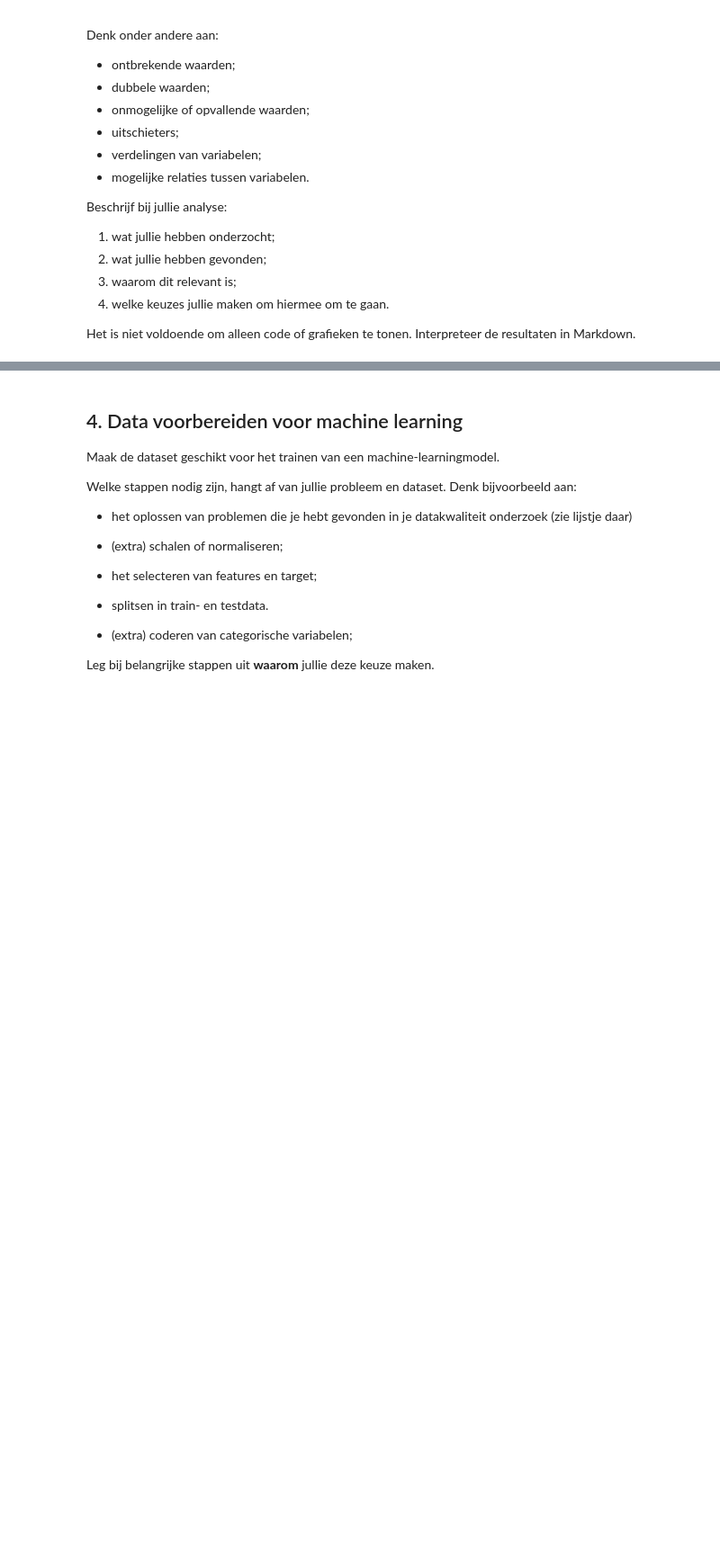
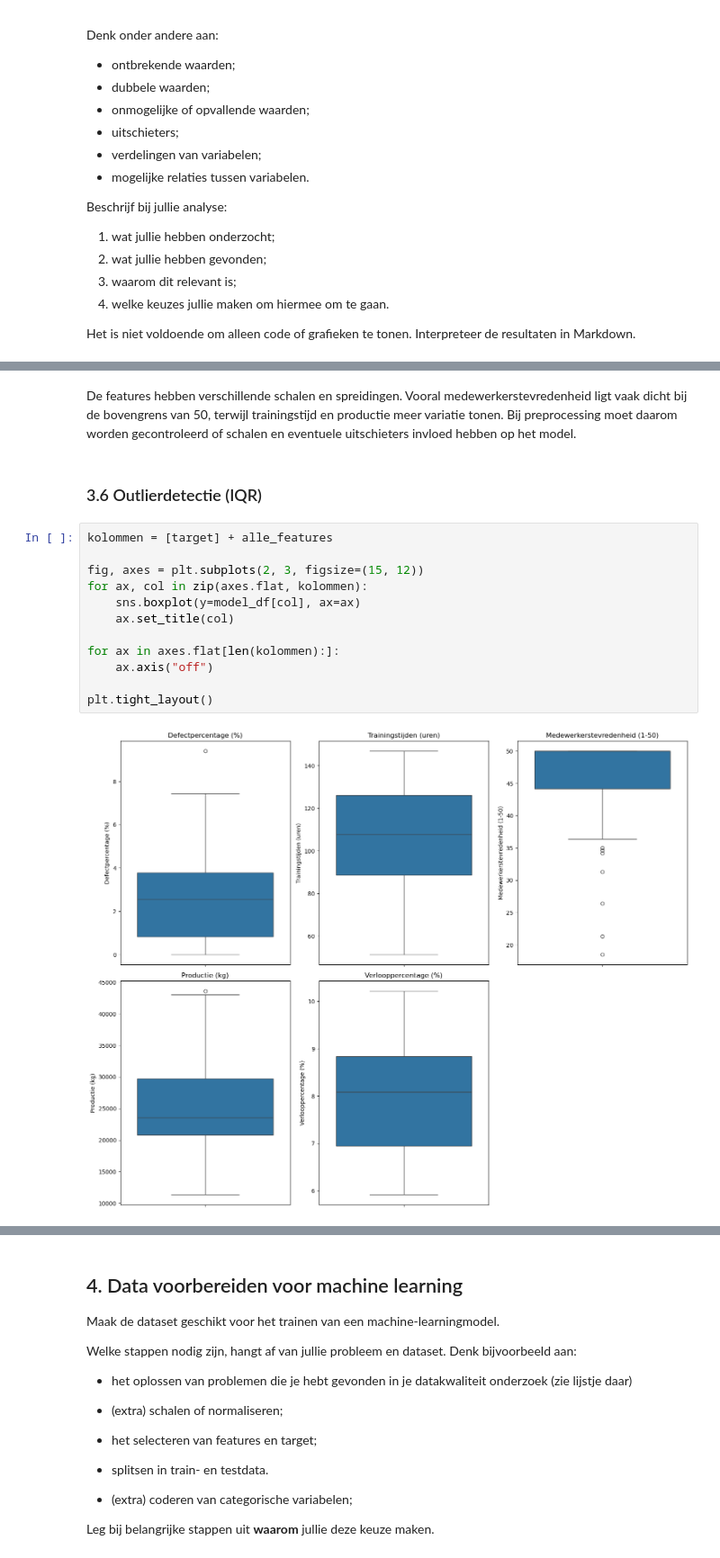
Before and after one commit to JipSchijvenaars/Business-Disciplines, a Jupyter notebook: Eindopdracht_MinorDDB_Data_2026_RM-1_1.ipynb, the cells around one changed output, grey strips where cells are left out. Shown at 90% size. Cells and saved outputs as stored; diff of their text form; blank space fills up the shorter version.

```diff
--- a/Eindopdracht_MinorDDB_Data_2026_RM-1_1.ipynb
+++ b/Eindopdracht_MinorDDB_Data_2026_RM-1_1.ipynb
@@ -112,0 +365,18 @@ Het is niet voldoende om alleen code of grafieken te tonen. Interpreteer de resu
+# %% [markdown]
+De features hebben verschillende schalen en spreidingen. Vooral medewerkerstevredenheid ligt vaak dicht bij de bovengrens van 50, terwijl trainingstijd en productie meer variatie tonen. Bij preprocessing moet daarom worden gecontroleerd of schalen en eventuele uitschieters invloed hebben op het model.
+# %% [markdown]
+### 3.6 Outlierdetectie (IQR)
+# %%
+kolommen = [target] + alle_features
+
+fig, axes = plt.subplots(2, 3, figsize=(15, 12))
+for ax, col in zip(axes.flat, kolommen):
+    sns.boxplot(y=model_df[col], ax=ax)
+    ax.set_title(col)
+
+for ax in axes.flat[len(kolommen):]:
+    ax.axis("off")
+
+plt.tight_layout()
+# %% [output]
+[figure, added]
```
Also changed, not shown: parts of 33 cells of this notebook.
